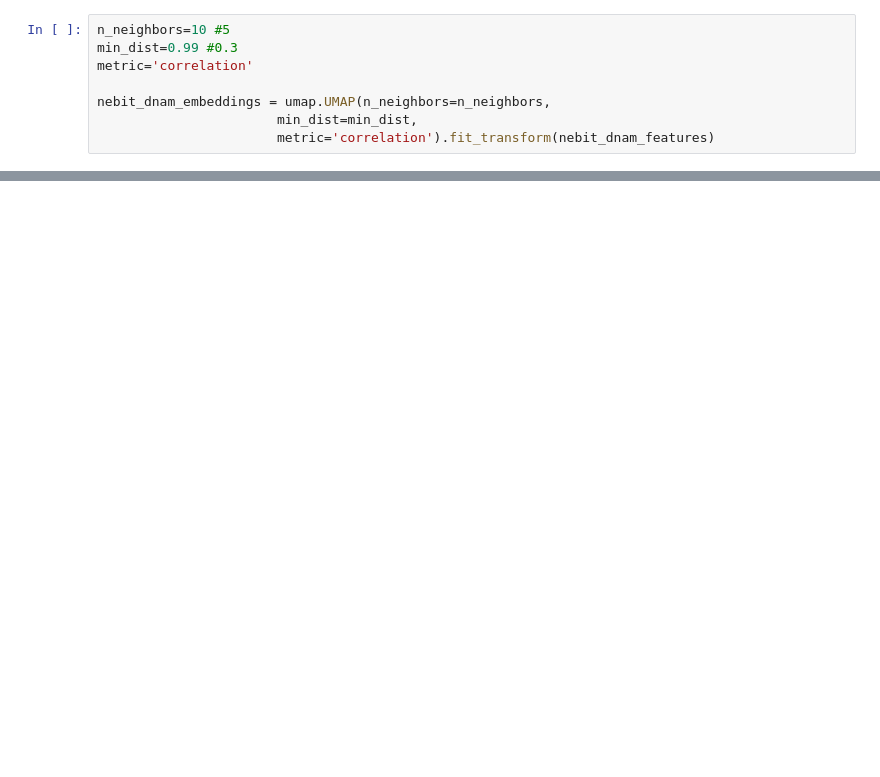
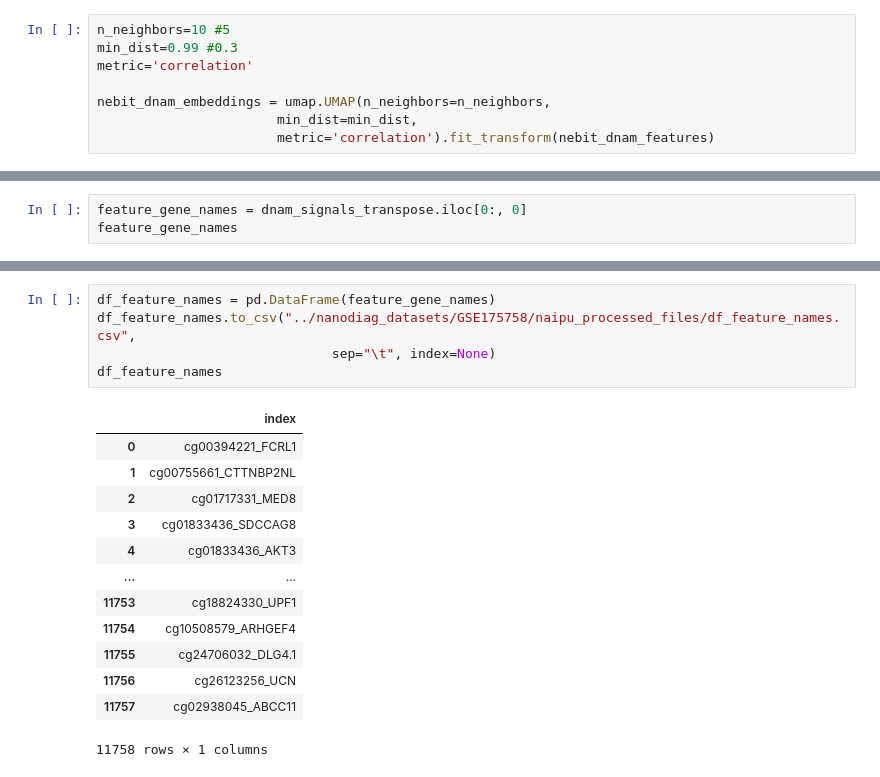
Before and after one commit to anuprulez/nanosampler, a Jupyter notebook: AML/analyse_niapu_features.ipynb, the cells around one changed output, grey strips where cells are left out. Drawn from its saved outputs; the diff is of its cells as text; blank space fills up the shorter version.

```diff
--- a/AML/analyse_niapu_features.ipynb
+++ b/AML/analyse_niapu_features.ipynb
@@ -329,0 +336,3 @@ plt.show()
+# %%
+feature_gene_names = dnam_signals_transpose.iloc[0:, 0]
+feature_gene_names
@@ -329,0 +352,19 @@ plt.show()
+# %%
+df_feature_names = pd.DataFrame(feature_gene_names)
+df_feature_names.to_csv("../nanodiag_datasets/GSE175758/naipu_processed_files/df_feature_names.csv",
+                              sep="\t", index=None)
+df_feature_names
+# %% [output]
+|  | index |
+| 0 | cg00394221_FCRL1 |
+| 1 | cg00755661_CTTNBP2NL |
+| 2 | cg01717331_MED8 |
+| 3 | cg01833436_SDCCAG8 |
+| 4 | cg01833436_AKT3 |
+| ... | ... |
+| 11753 | cg18824330_UPF1 |
+| 11754 | cg10508579_ARHGEF4 |
+| 11755 | cg24706032_DLG4.1 |
+| 11756 | cg26123256_UCN |
+| 11757 | cg02938045_ABCC11 |
+11758 rows × 1 columns
```
Also changed, not shown: parts of 9 cells of this notebook, 2 other files.
